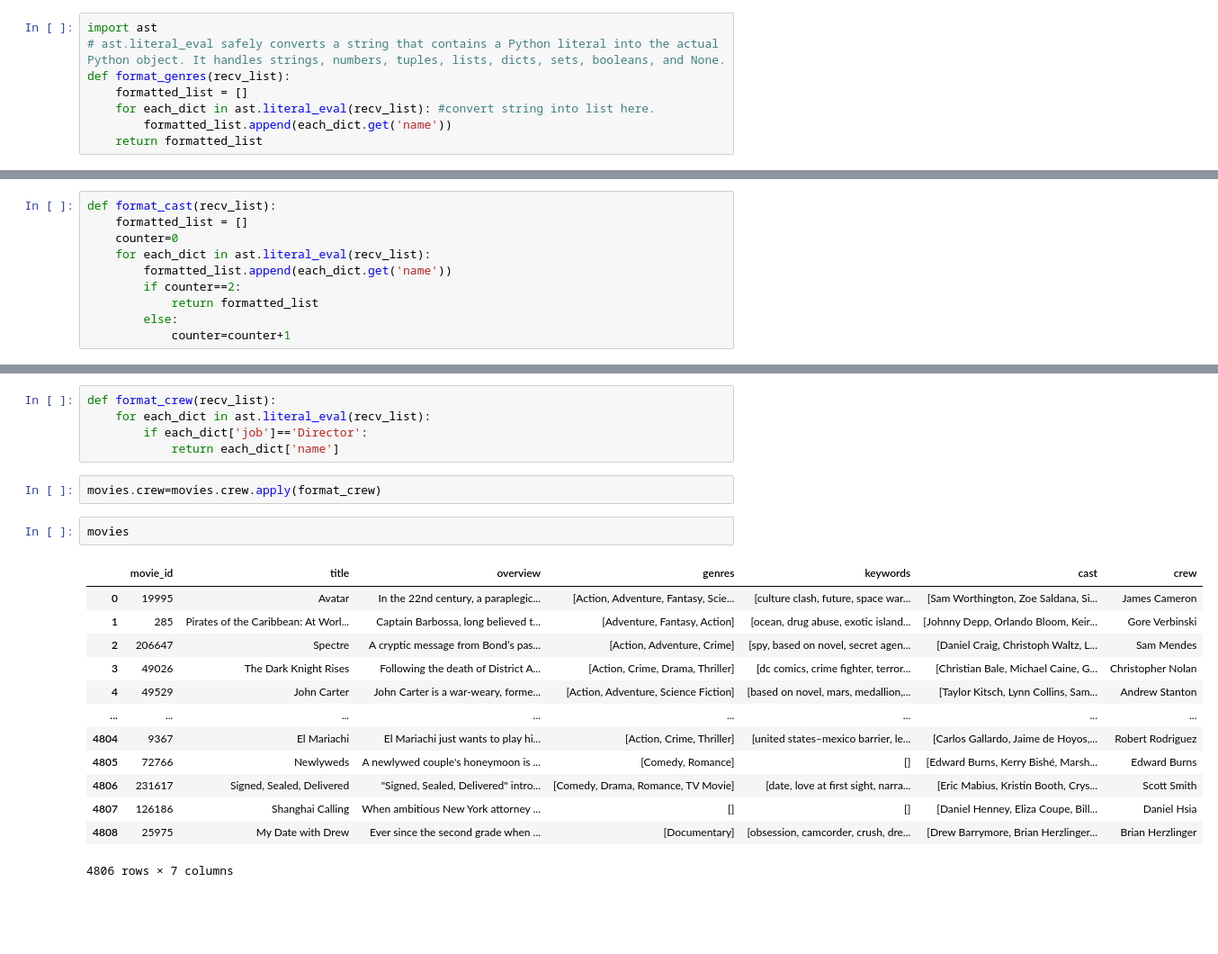
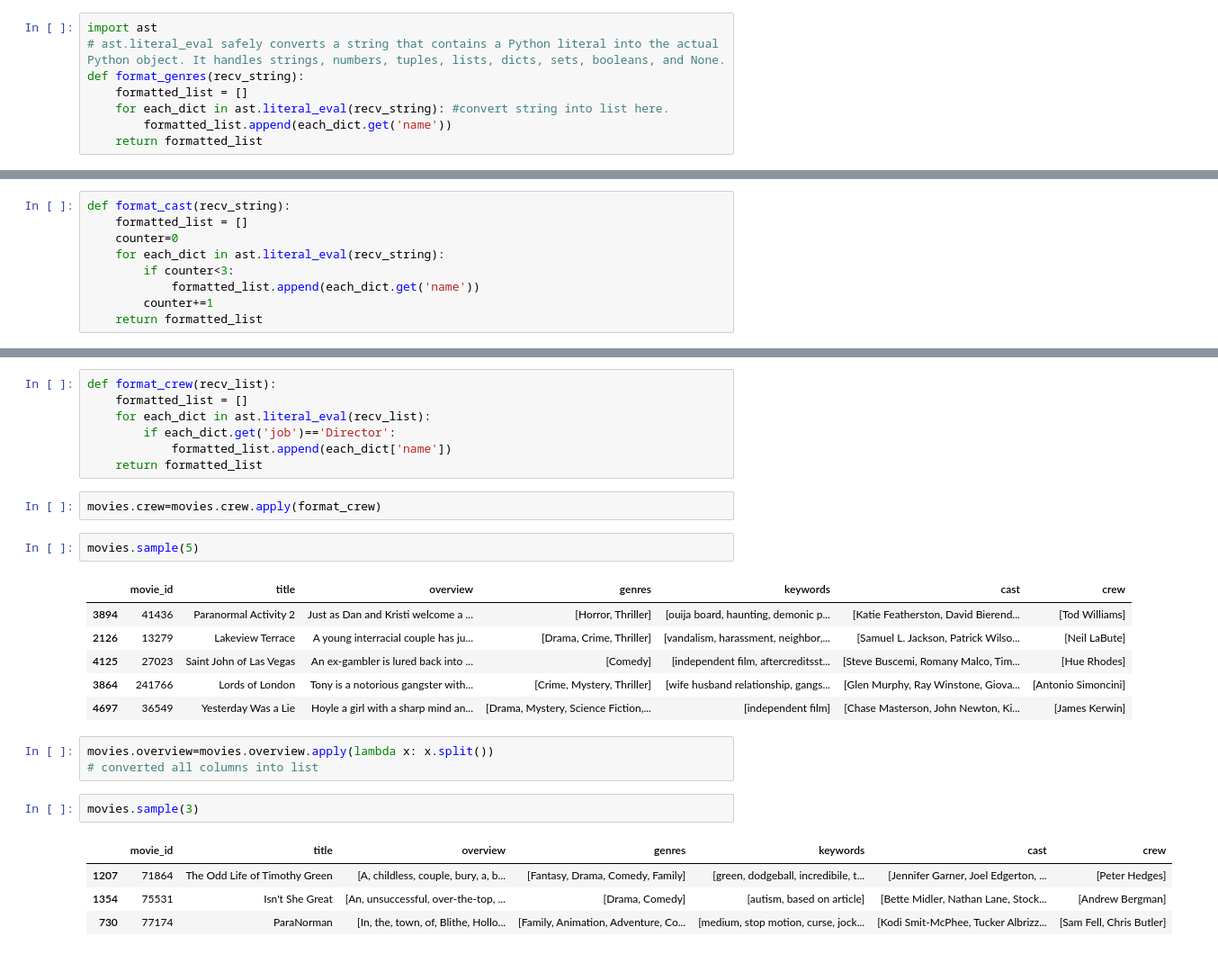
Before and after one commit to ArunAryal/Movie-Recommendation-System, a Jupyter notebook: movie_recommender_system.ipynb, the cells around one changed output, grey strips where cells are left out. Shown at 90% size. Cells and saved outputs as stored; diff of their text form; blank space fills up the shorter version.

```diff
--- a/movie_recommender_system.ipynb
+++ b/movie_recommender_system.ipynb
@@ -81,9 +81,9 @@ movies.keywords[0]
 # %%
 import ast
 # ast.literal_eval safely converts a string that contains a Python literal into the actual Python object. It handles strings, numbers, tuples, lists, dicts, sets, booleans, and None.
-def format_genres(recv_list):
+def format_genres(recv_string):
     formatted_list = []
-    for each_dict in ast.literal_eval(recv_list): #convert string into list here.
+    for each_dict in ast.literal_eval(recv_string): #convert string into list here.
         formatted_list.append(each_dict.get('name'))
     return formatted_list
 # %%
@@ -94,15 +94,14 @@ movies.cast[0]
 # %% [output]
 '[{"cast_id": 242, "character": "Jake Sully", "credit_id": "5602a8a7c3a3685532001c9a", "gender": 2, "id": 65731, "name": "Sam Worthington", "order": 0}, {"cast_id": 3, "character": "Neytiri", "credit_ ...
 # %%
-def format_cast(recv_list):
+def format_cast(recv_string):
     formatted_list = []
     counter=0
-    for each_dict in ast.literal_eval(recv_list):
-        formatted_list.append(each_dict.get('name'))
-        if counter==2:
-            return formatted_list
-        else:
-            counter=counter+1
+    for each_dict in ast.literal_eval(recv_string):
+        if counter<3:
+            formatted_list.append(each_dict.get('name'))
+        counter+=1
+    return formatted_list
 # %%
 movies.cast=movies.cast.apply(format_cast)
 # %%
@@ -111,24 +110,29 @@ movies.crew[0]
 '[{"credit_id": "52fe48009251416c750aca23", "department": "Editing", "gender": 0, "id": 1721, "job": "Editor", "name": "Stephen E. Rivkin"}, {"credit_id": "539c47ecc3a36810e3001f87", "department": "Ar ...
 # %%
 def format_crew(recv_list):
+    formatted_list = []
     for each_dict in ast.literal_eval(recv_list):
-        if each_dict['job']=='Director':
-            return each_dict['name']
+        if each_dict.get('job')=='Director':
+            formatted_list.append(each_dict['name'])
+    return formatted_list
 # %%
 movies.crew=movies.crew.apply(format_crew)
 # %%
-movies
+movies.sample(5)
 # %% [output]
 |  | movie_id | title | overview | genres | keywords | cast | crew |
-| 0 | 19995 | Avatar | In the 22nd century, a paraplegic... | [Action, Adventure, Fantasy, Scie... | [culture clash, future, space war... | [Sam Worthington, Zoe Saldana, Si... | James Cameron |
-| 1 | 285 | Pirates of the Caribbean: At Worl... | Captain Barbossa, long believed t... | [Adventure, Fantasy, Action] | [ocean, drug abuse, exotic island... | [Johnny Depp, Orlando Bloom, Keir... | Gore Verbinski |
-| 2 | 206647 | Spectre | A cryptic message from Bond’s pas... | [Action, Adventure, Crime] | [spy, based on novel, secret agen... | [Daniel Craig, Christoph Waltz, L... | Sam Mendes |
-| 3 | 49026 | The Dark Knight Rises | Following the death of District A... | [Action, Crime, Drama, Thriller] | [dc comics, crime fighter, terror... | [Christian Bale, Michael Caine, G... | Christopher Nolan |
-| 4 | 49529 | John Carter | John Carter is a war-weary, forme... | [Action, Adventure, Science Fiction] | [based on novel, mars, medallion,... | [Taylor Kitsch, Lynn Collins, Sam... | Andrew Stanton |
-| ... | ... | ... | ... | ... | ... | ... | ... |
-| 4804 | 9367 | El Mariachi | El Mariachi just wants to play hi... | [Action, Crime, Thriller] | [united states–mexico barrier, le... | [Carlos Gallardo, Jaime de Hoyos,... | Robert Rodriguez |
-| 4805 | 72766 | Newlyweds | A newlywed couple's honeymoon is ... | [Comedy, Romance] | [] | [Edward Burns, Kerry Bishé, Marsh... | Edward Burns |
-| 4806 | 231617 | Signed, Sealed, Delivered | "Signed, Sealed, Delivered" intro... | [Comedy, Drama, Romance, TV Movie] | [date, love at first sight, narra... | [Eric Mabius, Kristin Booth, Crys... | Scott Smith |
-| 4807 | 126186 | Shanghai Calling | When ambitious New York attorney ... | [] | [] | [Daniel Henney, Eliza Coupe, Bill... | Daniel Hsia |
-| 4808 | 25975 | My Date with Drew | Ever since the second grade when ... | [Documentary] | [obsession, camcorder, crush, dre... | [Drew Barrymore, Brian Herzlinger... | Brian Herzlinger |
+| 3894 | 41436 | Paranormal Activity 2 | Just as Dan and Kristi welcome a ... | [Horror, Thriller] | [ouija board, haunting, demonic p... | [Katie Featherston, David Bierend... | [Tod Williams] |
+| 2126 | 13279 | Lakeview Terrace | A young interracial couple has ju... | [Drama, Crime, Thriller] | [vandalism, harassment, neighbor,... | [Samuel L. Jackson, Patrick Wilso... | [Neil LaBute] |
+| 4125 | 27023 | Saint John of Las Vegas | An ex-gambler is lured back into ... | [Comedy] | [independent film, aftercreditsst... | [Steve Buscemi, Romany Malco, Tim... | [Hue Rhodes] |
+| 3864 | 241766 | Lords of London | Tony is a notorious gangster with... | [Crime, Mystery, Thriller] | [wife husband relationship, gangs... | [Glen Murphy, Ray Winstone, Giova... | [Antonio Simoncini] |
+| 4697 | 36549 | Yesterday Was a Lie | Hoyle a girl with a sharp mind an... | [Drama, Mystery, Science Fiction,... | [independent film] | [Chase Masterson, John Newton, Ki... | [James Kerwin] |
-4806 rows × 7 columns
+# %%
+movies.overview=movies.overview.apply(lambda x: x.split())
+# converted all columns into list
+# %%
+movies.sample(3)
+# %% [output]
+|  | movie_id | title | overview | genres | keywords | cast | crew |
+| 1207 | 71864 | The Odd Life of Timothy Green | [A, childless, couple, bury, a, b... | [Fantasy, Drama, Comedy, Family] | [green, dodgeball, incredibile, t... | [Jennifer Garner, Joel Edgerton, ... | [Peter Hedges] |
+| 1354 | 75531 | Isn't She Great | [An, unsuccessful, over-the-top, ... | [Drama, Comedy] | [autism, based on article] | [Bette Midler, Nathan Lane, Stock... | [Andrew Bergman] |
+| 730 | 77174 | ParaNorman | [In, the, town, of, Blithe, Hollo... | [Family, Animation, Adventure, Co... | [medium, stop motion, curse, jock... | [Kodi Smit-McPhee, Tucker Albrizz... | [Sam Fell, Chris Butler] |
```
Also changed, not shown: parts of 7 cells of this notebook.
